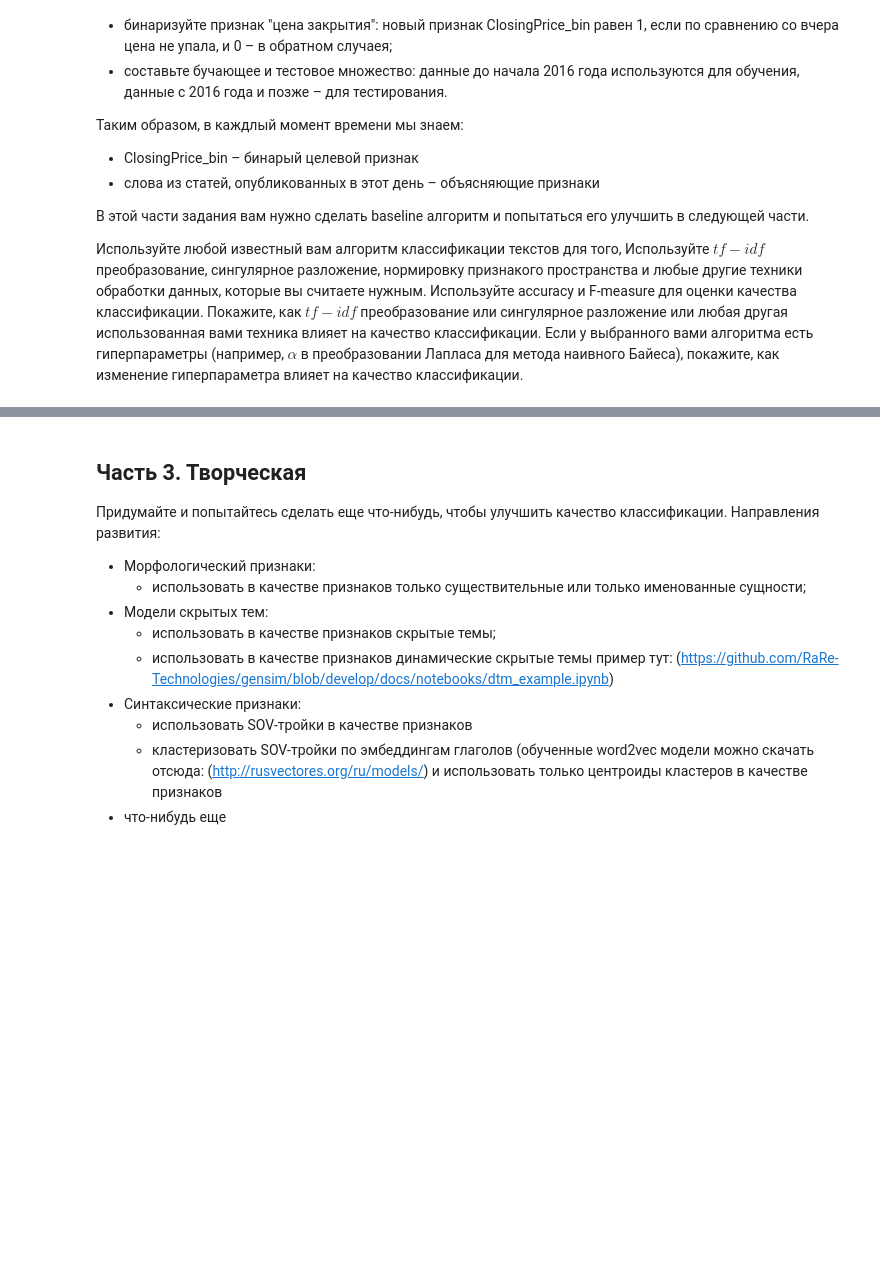
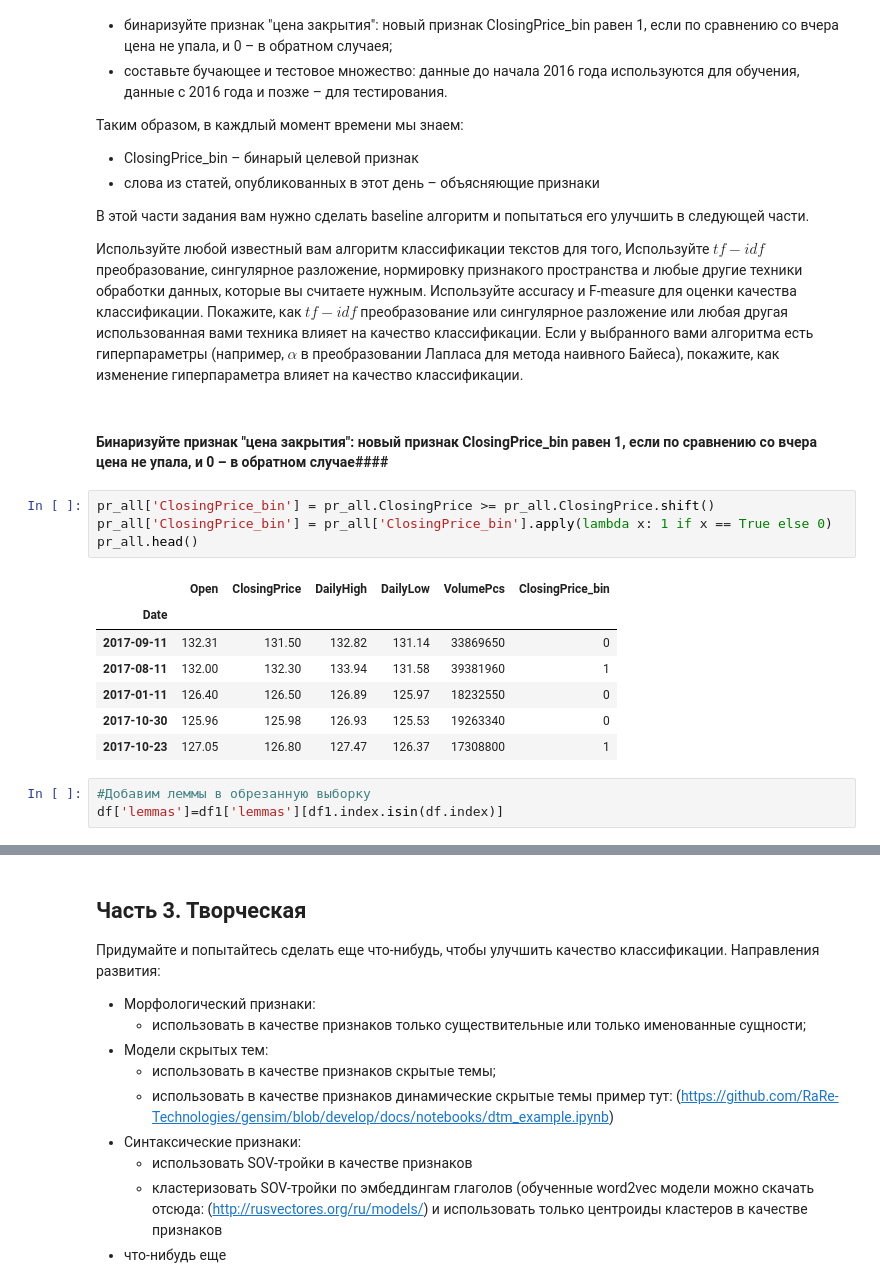
Before and after one commit to Fouer/dz, a Jupyter notebook: Task.ipynb, the cells around one changed output, grey strips where cells are left out. Drawn from its saved outputs; the diff is of its cells as text; blank space fills up the shorter version.

```diff
--- a/Task.ipynb
+++ b/Task.ipynb
@@ -137,3 +173,20 @@ df['lemmas']=df['text'].apply(lem)
 
 Используйте любой известный вам алгоритм классификации текстов для того, Используйте $tf-idf$ преобразование, сингулярное разложение, нормировку признакого пространства и любые другие техники обработки данных, которые вы считаете нужным. Используйте accuracy и F-measure для оценки качества классификации. Покажите, как  $tf-idf$ преобразование или сингулярное разложение или любая другая использованная вами техника влияет на качество классификации.
 Если у выбранного вами алгоритма есть гиперпараметры (например, $\alpha$ в преобразовании Лапласа для метода наивного Байеса), покажите, как изменение гиперпараметра влияет на качество классификации.
+# %% [markdown]
+#### Бинаризуйте признак "цена закрытия": новый признак ClosingPrice_bin равен 1, если по сравнению со вчера цена не упала, и 0 – в обратном случае####
+# %%
+pr_all['ClosingPrice_bin'] = pr_all.ClosingPrice >= pr_all.ClosingPrice.shift()
+pr_all['ClosingPrice_bin'] = pr_all['ClosingPrice_bin'].apply(lambda x: 1 if x == True else 0)
+pr_all.head()
+# %% [output]
+|  | Open | ClosingPrice | DailyHigh | DailyLow | VolumePcs | ClosingPrice_bin |
+| Date |  |  |  |  |  |  |
+| 2017-09-11 | 132.31 | 131.50 | 132.82 | 131.14 | 33869650 | 0 |
+| 2017-08-11 | 132.00 | 132.30 | 133.94 | 131.58 | 39381960 | 1 |
+| 2017-01-11 | 126.40 | 126.50 | 126.89 | 125.97 | 18232550 | 0 |
+| 2017-10-30 | 125.96 | 125.98 | 126.93 | 125.53 | 19263340 | 0 |
+| 2017-10-23 | 127.05 | 126.80 | 127.47 | 126.37 | 17308800 | 1 |
+# %%
+#Добавим леммы в обрезанную выборку
+df['lemmas']=df1['lemmas'][df1.index.isin(df.index)]
```
Also changed, not shown: parts of 25 cells of this notebook.
